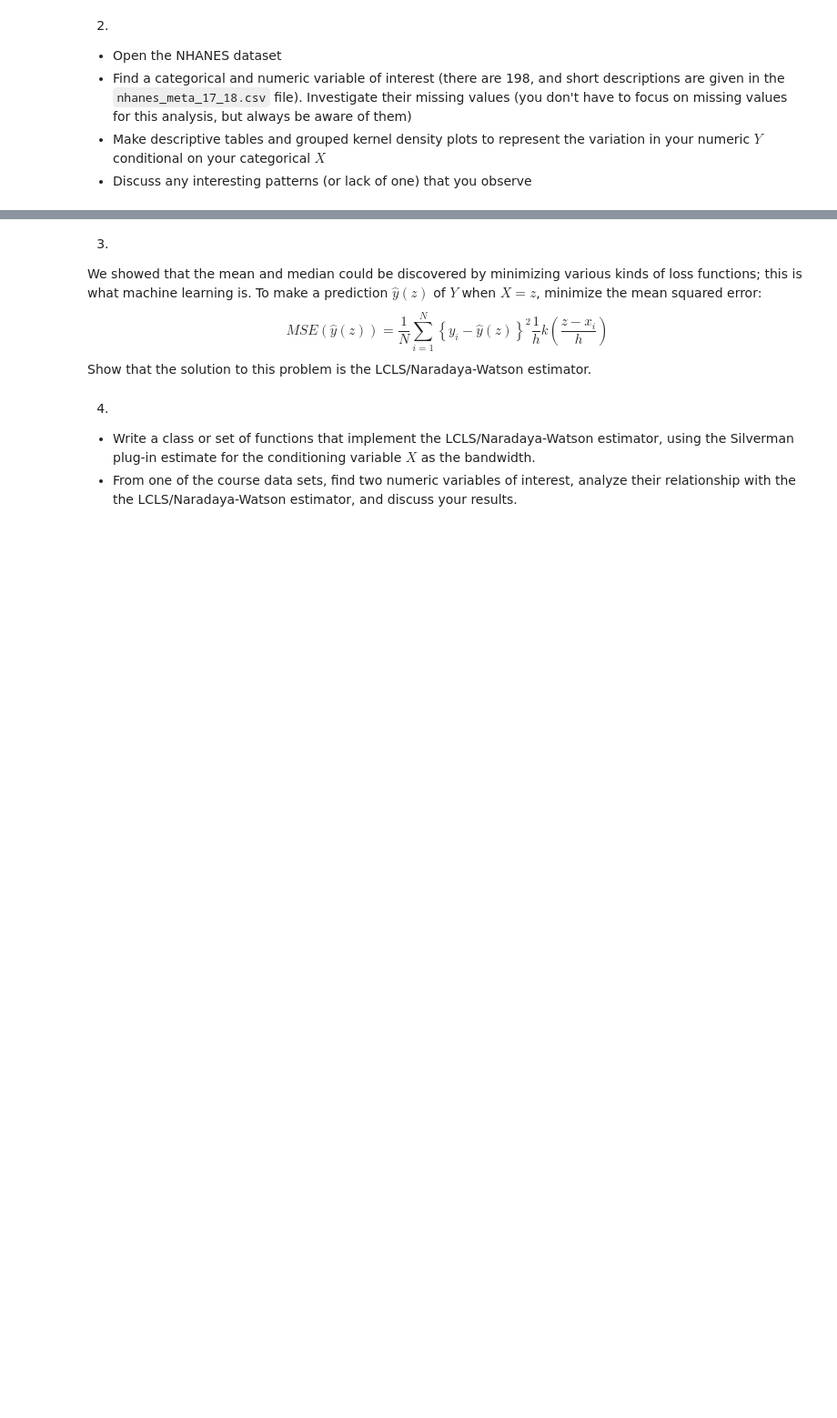
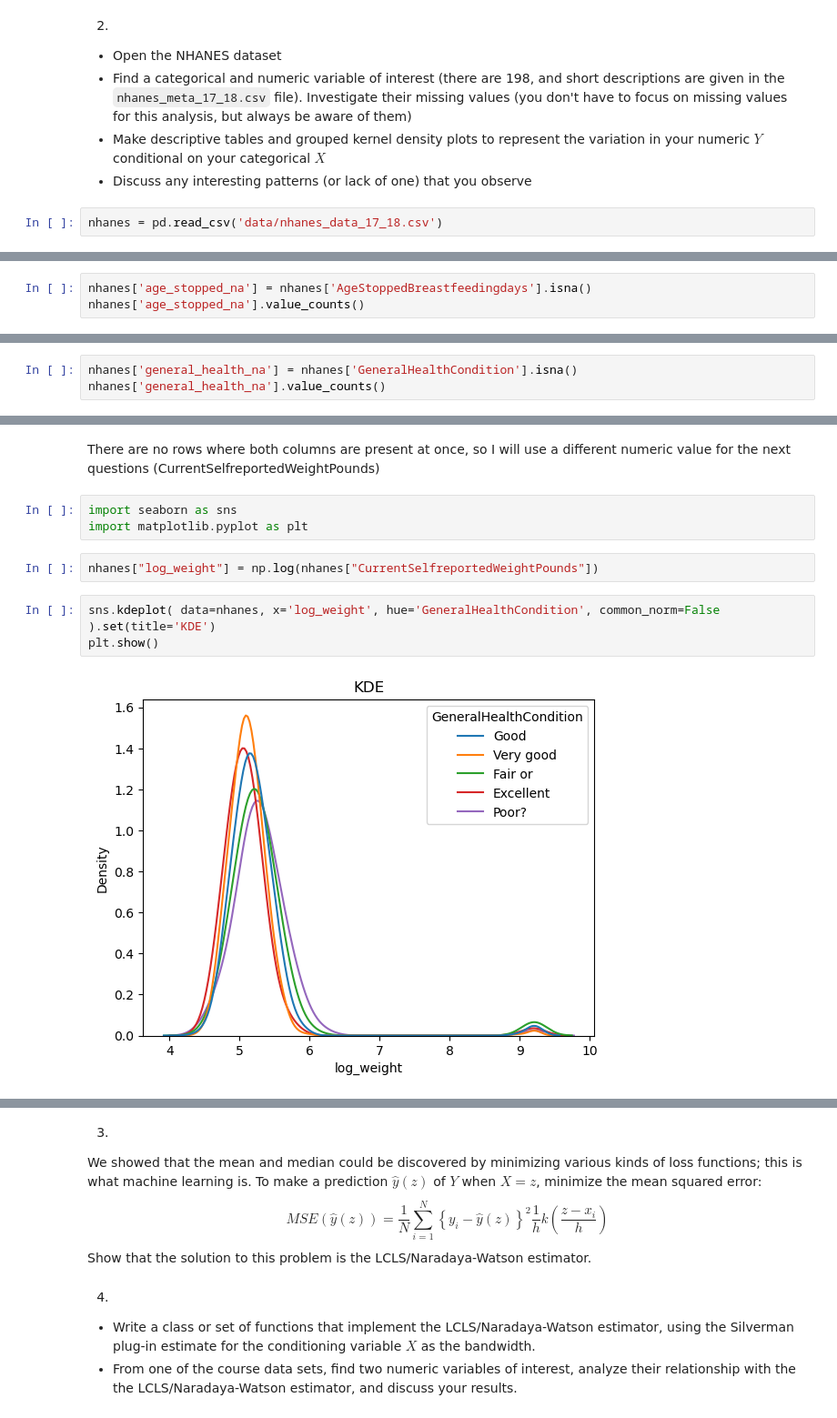
Before and after one commit to rde6mn/understanding_uncertainty_assignments, a Jupyter notebook: assignment_3.ipynb, the cells around one changed output, grey strips where cells are left out. Shown: that part at 91% size. Cells and saved outputs as stored; diff of their text form; blank space fills up the shorter version.

```diff
--- a/assignment_3.ipynb
+++ b/assignment_3.ipynb
@@ -13,3 +56,5 @@
 - Find a categorical and numeric variable of interest (there are 198, and short descriptions are given in the `nhanes_meta_17_18.csv` file). Investigate their missing values (you don't have to focus on missing values for this analysis, but always be aware of them)
 - Make descriptive tables and grouped kernel density plots to represent the variation in your numeric $Y$ conditional on your categorical $X$
 - Discuss any interesting patterns (or lack of one) that you observe
+# %%
+nhanes = pd.read_csv('data/nhanes_data_17_18.csv')
@@ -15,0 +74,3 @@
+# %%
+nhanes['age_stopped_na'] = nhanes['AgeStoppedBreastfeedingdays'].isna()
+nhanes['age_stopped_na'].value_counts()
@@ -15,0 +82,3 @@
+# %%
+nhanes['general_health_na'] = nhanes['GeneralHealthCondition'].isna()
+nhanes['general_health_na'].value_counts()
@@ -15,0 +97,12 @@
+# %% [markdown]
+There are no rows where both columns are present at once, so I will use a different numeric value for the next questions (CurrentSelfreportedWeightPounds)
+# %%
+import seaborn as sns
+import matplotlib.pyplot as plt
+# %%
+nhanes["log_weight"] = np.log(nhanes["CurrentSelfreportedWeightPounds"])
+# %%
+sns.kdeplot( data=nhanes, x='log_weight', hue='GeneralHealthCondition', common_norm=False ).set(title='KDE')
+plt.show()
+# %% [output]
+[figure, added]
```
Also changed, not shown: parts of 17 cells of this notebook.
